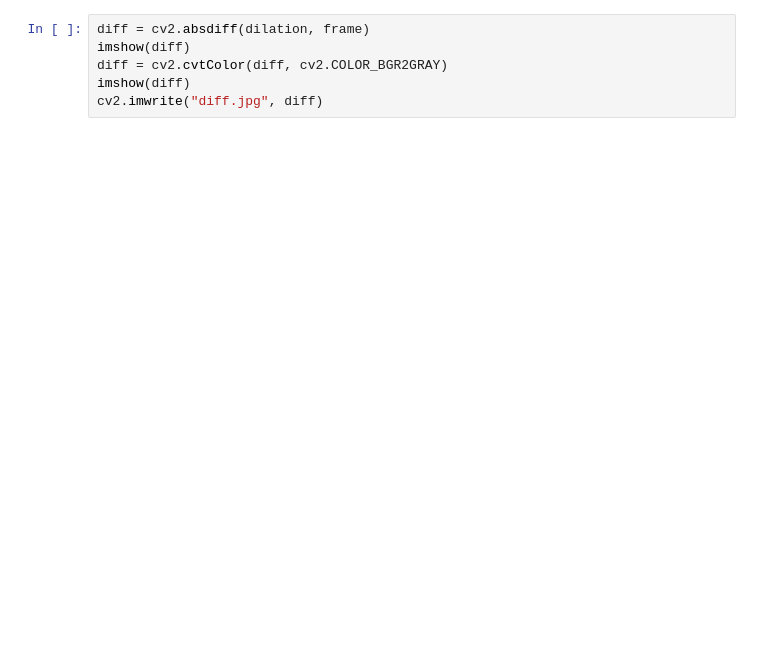
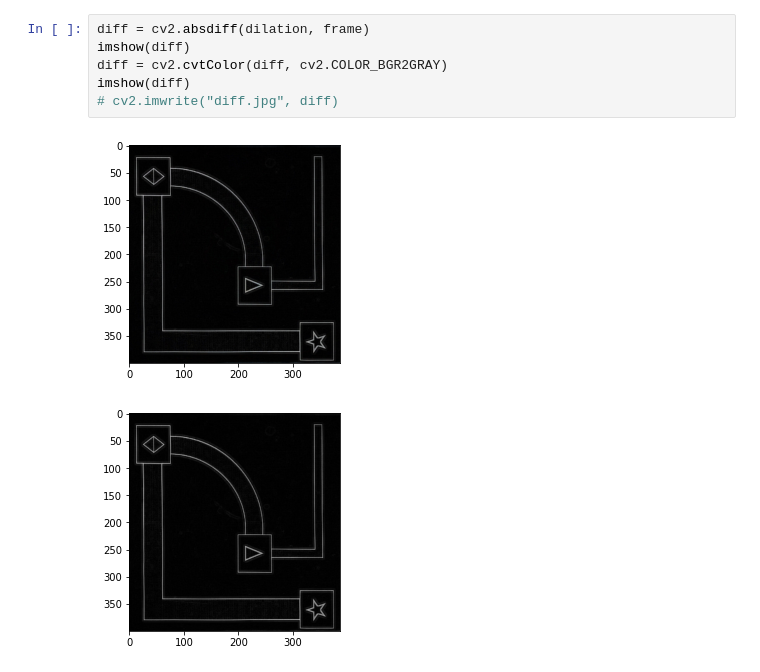
Before and after one commit to teerameth/Module6-7, a Jupyter notebook: MileStone27.ipynb, the cells around one changed output. Saved outputs shown, nothing was run; the diff lists cells and outputs as text; blank space fills up the shorter version.

```diff
--- a/MileStone27.ipynb
+++ b/MileStone27.ipynb
@@ -38,6 +35,9 @@ imshow(dilation)
 # %%
 diff = cv2.absdiff(dilation, frame)
 imshow(diff)
 diff = cv2.cvtColor(diff, cv2.COLOR_BGR2GRAY)
 imshow(diff)
-cv2.imwrite("diff.jpg", diff)
+# cv2.imwrite("diff.jpg", diff)
+# %% [output]
+[figure, added]
+[figure, added]
```
Also changed, not shown: parts of 3 cells of this notebook, 7 other files.
